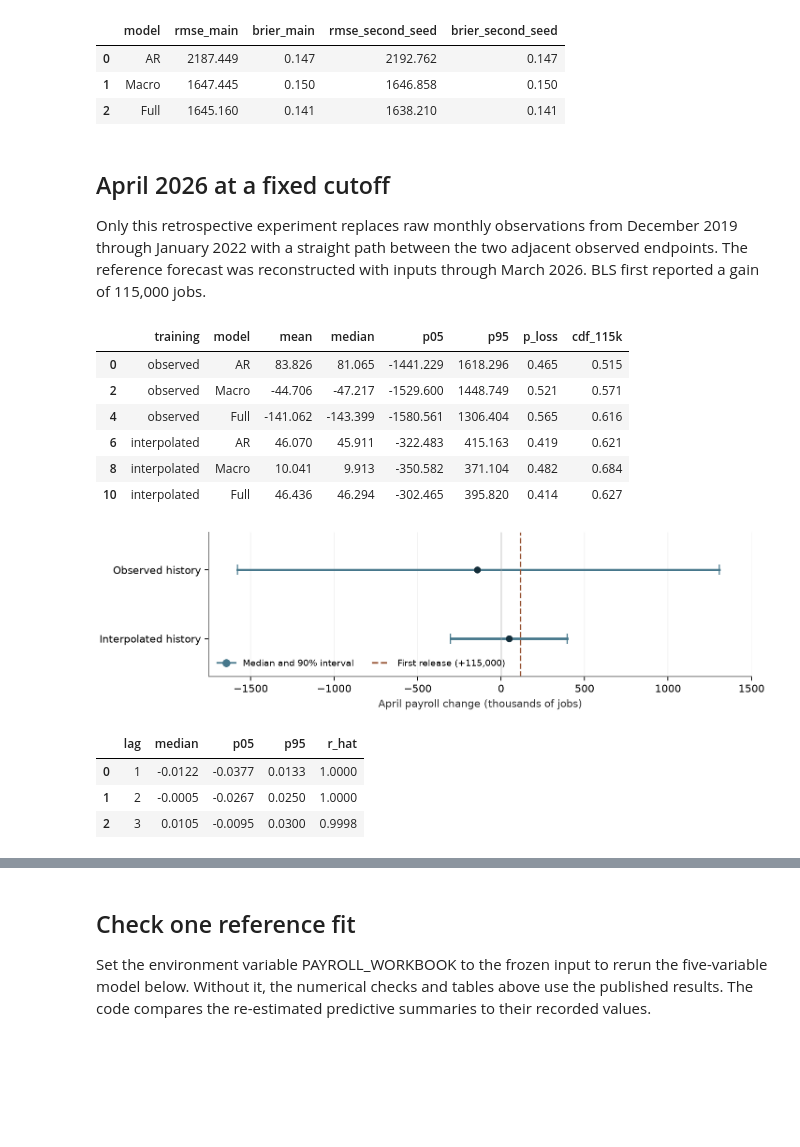
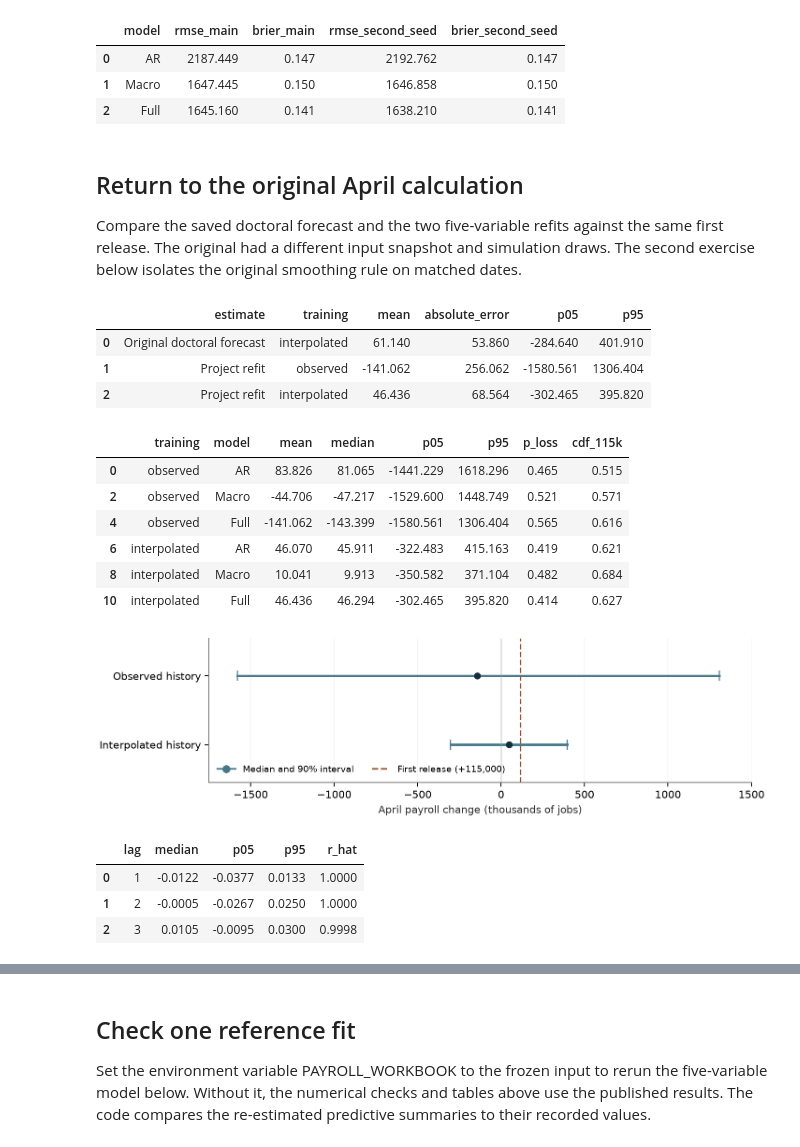
Before and after one commit to jsjaramillod/Time-Series, a Jupyter notebook: project6/notebooks/project06_analysis.ipynb, the cells around one changed output, grey strips where cells are left out. Cells and saved outputs as stored; diff of their text form; code cells hidden in the pictures; blank space fills up the shorter version.

Commit message:
Anchor the payroll study in the original forecast and test its smoothing rule

```diff
--- a/project6/notebooks/project06_analysis.ipynb
+++ b/project6/notebooks/project06_analysis.ipynb
@@ -96,25 +96,36 @@ display(table[['model','rmse','brier']].merge(replay[['model','rmse','brier']],o
 | 1 | Macro | 1647.445 | 0.150 | 1646.858 | 0.150 |
 | 2 | Full | 1645.160 | 0.141 | 1638.210 | 0.141 |
 # %% [markdown]
-## April 2026 at a fixed cutoff
+## Return to the original April calculation
 
-Only this retrospective experiment replaces raw monthly observations from December 2019 through January 2022 with a straight path between the two adjacent observed endpoints. The reference forecast was reconstructed with inputs through March 2026. BLS first reported a gain of 115,000 jobs.
+Compare the saved doctoral forecast and the two five-variable refits against the same first release. The original had a different input snapshot and simulation draws. The second exercise below isolates the original smoothing rule on matched dates.
 # %%
+original = pd.read_csv(root/'data/original_april_forecast.csv').assign(estimate='Original doctoral forecast')
+refits = reference.query("model == 'Full' and intensity == 0.5").assign(estimate='Project refit')
+april = pd.concat([original, refits], ignore_index=True)
+actual = reference.first_release.unique().item()
+april['absolute_error'] = (april['mean'] - actual).abs()
+display(april[['estimate','training','mean','absolute_error','p05','p95']].round(3))
+
 cols = ['training','model','mean','median','p05','p95','p_loss','cdf_115k']
 display(reference[reference.intensity==0.5][cols].round(3))
 display(Image(filename=str(res/'figures/april_reference.png'), width=740))
 coefficients = pd.read_csv(res/'cpi_coefficients.csv').query("intensity == 0.5 and training == 'observed'")
 display(coefficients[['lag','median','p05','p95','r_hat']].round(4))
 # %% [output]
-|  | training | model | mean | median | p05 | p95 | p_loss | cdf_115k |
-| 0 | observed | AR | 83.826 | 81.065 | -1441.229 | 1618.296 | 0.465 | 0.515 |
-| 2 | observed | Macro | -44.706 | -47.217 | -1529.600 | 1448.749 | 0.521 | 0.571 |
-| 4 | observed | Full | -141.062 | -143.399 | -1580.561 | 1306.404 | 0.565 | 0.616 |
-| 6 | interpolated | AR | 46.070 | 45.911 | -322.483 | 415.163 | 0.419 | 0.621 |
-| 8 | interpolated | Macro | 10.041 | 9.913 | -350.582 | 371.104 | 0.482 | 0.684 |
-| 10 | interpolated | Full | 46.436 | 46.294 | -302.465 | 395.820 | 0.414 | 0.627 |
+|  | estimate | training | mean | absolute_error | p05 | p95 |
+| 0 | Original doctoral forecast | interpolated | 61.140 | 53.860 | -284.640 | 401.910 |
+| 1 | Project refit | observed | -141.062 | 256.062 | -1580.561 | 1306.404 |
+| 2 | Project refit | interpolated | 46.436 | 68.564 | -302.465 | 395.820 |
+|  | training | model | mean | median | p05 | p95 | p_loss | cdf_115k |
+| 0 | observed | AR | 83.826 | 81.065 | -1441.229 | 1618.296 | 0.465 | 0.515 |
+| 2 | observed | Macro | -44.706 | -47.217 | -1529.600 | 1448.749 | 0.521 | 0.571 |
+| 4 | observed | Full | -141.062 | -143.399 | -1580.561 | 1306.404 | 0.565 | 0.616 |
+| 6 | interpolated | AR | 46.070 | 45.911 | -322.483 | 415.163 | 0.419 | 0.621 |
+| 8 | interpolated | Macro | 10.041 | 9.913 | -350.582 | 371.104 | 0.482 | 0.684 |
+| 10 | interpolated | Full | 46.436 | 46.294 | -302.465 | 395.820 | 0.414 | 0.627 |
 [figure]
-|  | lag | median | p05 | p95 | r_hat |
-| 0 | 1 | -0.0122 | -0.0377 | 0.0133 | 1.0000 |
-| 1 | 2 | -0.0005 | -0.0267 | 0.0250 | 1.0000 |
-| 2 | 3 | 0.0105 | -0.0095 | 0.0300 | 0.9998 |
+|  | lag | median | p05 | p95 | r_hat |
+| 0 | 1 | -0.0122 | -0.0377 | 0.0133 | 1.0000 |
+| 1 | 2 | -0.0005 | -0.0267 | 0.0250 | 1.0000 |
+| 2 | 3 | 0.0105 | -0.0095 | 0.0300 | 0.9998 |
```
Also changed, not shown: parts of 4 cells of this notebook, 11 other files.
